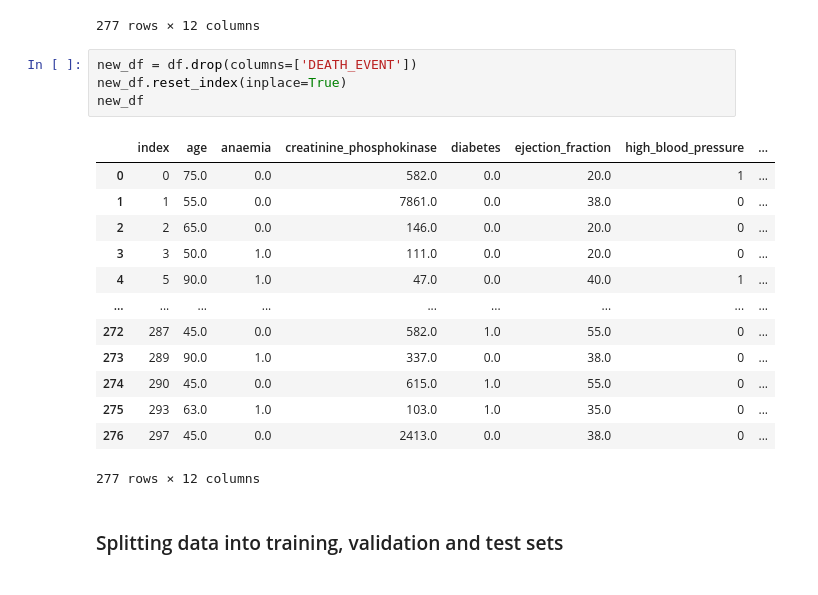
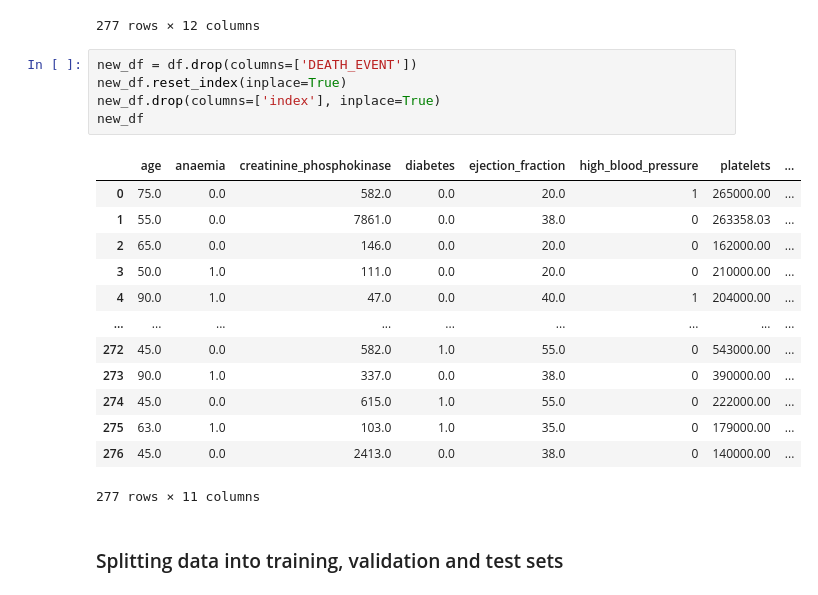
Before and after one commit to rubenscp/MO444-MC886-Tarefas, a Jupyter notebook: Tarefa 02/T2_Classical_Techniques.ipynb, the cells around one changed output. Drawn from its saved outputs; the diff is of its cells as text.

```diff
--- a/Tarefa 02/T2_Classical_Techniques.ipynb
+++ b/Tarefa 02/T2_Classical_Techniques.ipynb
@@ -234,21 +234,22 @@ df
 # %%
 new_df = df.drop(columns=['DEATH_EVENT'])
 new_df.reset_index(inplace=True)
+new_df.drop(columns=['index'], inplace=True)
 new_df
 # %% [output]
-|  | index | age | anaemia | creatinine_phosphokinase | diabetes | ejection_fraction | high_blood_pressure | ... |
-| 0 | 0 | 75.0 | 0.0 | 582.0 | 0.0 | 20.0 | 1 | ... |
-| 1 | 1 | 55.0 | 0.0 | 7861.0 | 0.0 | 38.0 | 0 | ... |
-| 2 | 2 | 65.0 | 0.0 | 146.0 | 0.0 | 20.0 | 0 | ... |
-| 3 | 3 | 50.0 | 1.0 | 111.0 | 0.0 | 20.0 | 0 | ... |
-| 4 | 5 | 90.0 | 1.0 | 47.0 | 0.0 | 40.0 | 1 | ... |
+|  | age | anaemia | creatinine_phosphokinase | diabetes | ejection_fraction | high_blood_pressure | platelets | ... |
+| 0 | 75.0 | 0.0 | 582.0 | 0.0 | 20.0 | 1 | 265000.00 | ... |
+| 1 | 55.0 | 0.0 | 7861.0 | 0.0 | 38.0 | 0 | 263358.03 | ... |
+| 2 | 65.0 | 0.0 | 146.0 | 0.0 | 20.0 | 0 | 162000.00 | ... |
+| 3 | 50.0 | 1.0 | 111.0 | 0.0 | 20.0 | 0 | 210000.00 | ... |
+| 4 | 90.0 | 1.0 | 47.0 | 0.0 | 40.0 | 1 | 204000.00 | ... |
 | ... | ... | ... | ... | ... | ... | ... | ... | ... |
-| 272 | 287 | 45.0 | 0.0 | 582.0 | 1.0 | 55.0 | 0 | ... |
-| 273 | 289 | 90.0 | 1.0 | 337.0 | 0.0 | 38.0 | 0 | ... |
-| 274 | 290 | 45.0 | 0.0 | 615.0 | 1.0 | 55.0 | 0 | ... |
-| 275 | 293 | 63.0 | 1.0 | 103.0 | 1.0 | 35.0 | 0 | ... |
-| 276 | 297 | 45.0 | 0.0 | 2413.0 | 0.0 | 38.0 | 0 | ... |
+| 272 | 45.0 | 0.0 | 582.0 | 1.0 | 55.0 | 0 | 543000.00 | ... |
+| 273 | 90.0 | 1.0 | 337.0 | 0.0 | 38.0 | 0 | 390000.00 | ... |
+| 274 | 45.0 | 0.0 | 615.0 | 1.0 | 55.0 | 0 | 222000.00 | ... |
+| 275 | 63.0 | 1.0 | 103.0 | 1.0 | 35.0 | 0 | 179000.00 | ... |
+| 276 | 45.0 | 0.0 | 2413.0 | 0.0 | 38.0 | 0 | 140000.00 | ... |
-277 rows × 12 columns
+277 rows × 11 columns
 # %% [markdown]
 ### Splitting data into training, validation and test sets
 # %%
```
Also changed, not shown: parts of 6 cells of this notebook.
